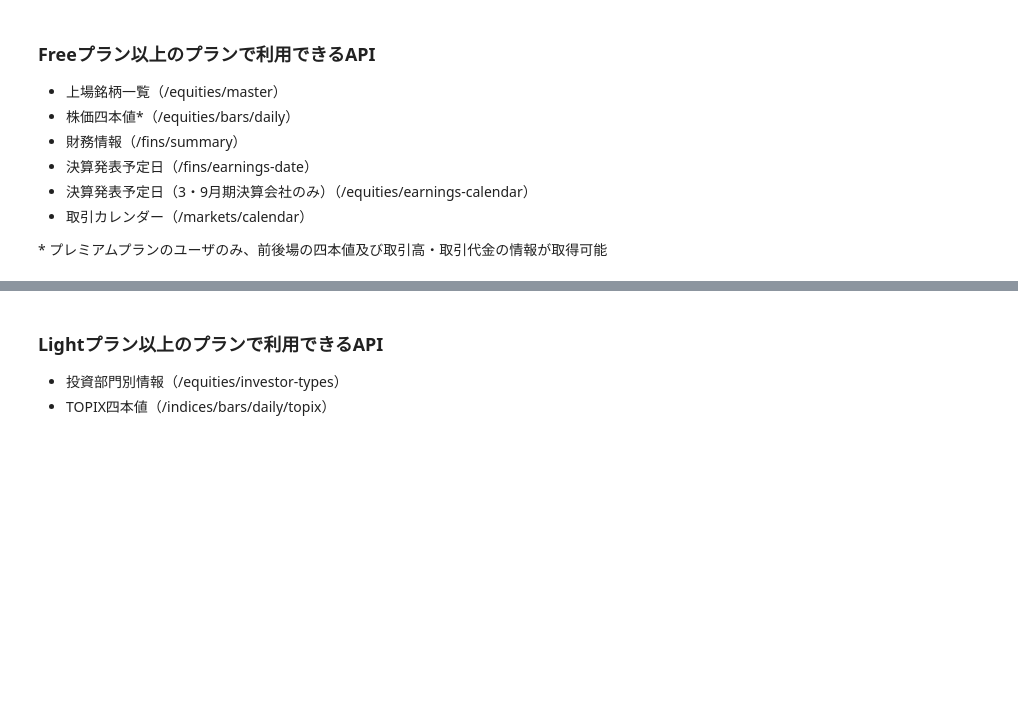
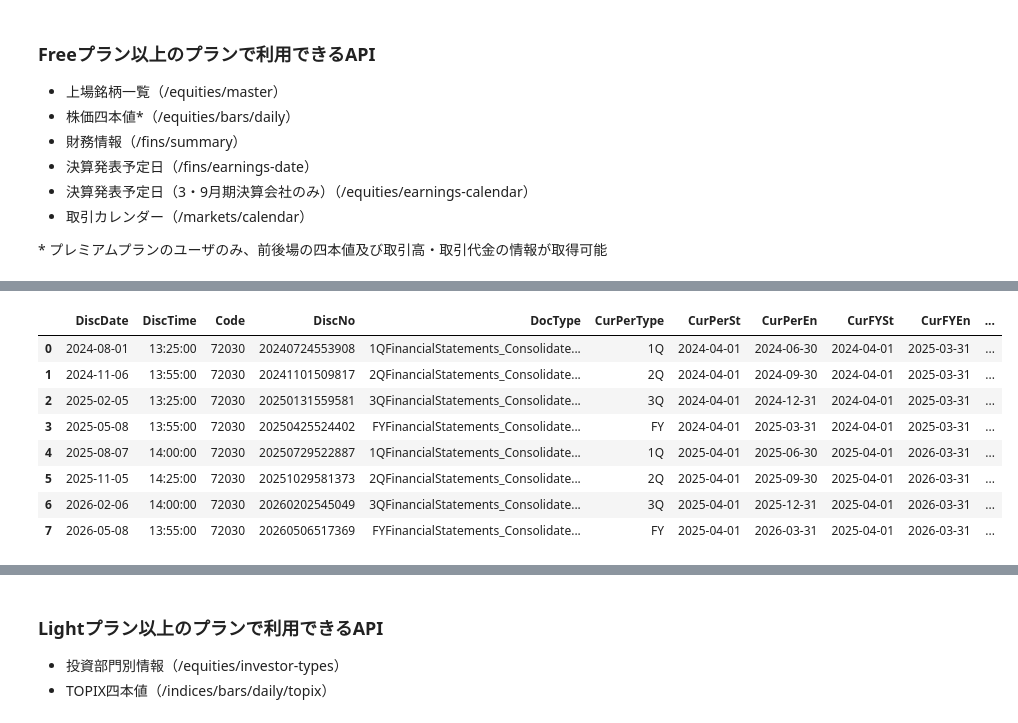
Before and after one commit to Takashi-sketch/hello-world, a Jupyter notebook: jquants-api-quick-start-v2.ipynb, the cells around one changed output, grey strips where cells are left out. Drawn from its saved outputs; the diff is of its cells as text; code cells hidden in the pictures; blank space fills up the shorter version.

```diff
--- a/jquants-api-quick-start-v2.ipynb
+++ b/jquants-api-quick-start-v2.ipynb
@@ -147,7 +166,7 @@ else:
 #@markdown - Premiumプランは随時更新
 
 
-code = ""#@param {type:"string"}
+code = "7203"#@param {type:"string"}
 date = ""#@param {type:"string"}
 cursor = ""#@param {type:"string"}
 
@@ -163,33 +182,43 @@ all_data = []
 cursor_value = None
 pagination_key = None
 
 while True:
   request_params = dict(params)
   if pagination_key:
     request_params["pagination_key"] = pagination_key
 
   res = requests.get(f"{API_URL}/fins/summary", params=request_params, headers=headers)
 
   if res.status_code != 200:
     print(res.json())
     break
 
   d = res.json()
   all_data.extend(d.get("data", []))
 
   if "cursor" in d:
     cursor_value = d["cursor"]
 
   pagination_key = d.get("pagination_key")
   if not pagination_key:
     break
 
 if all_data:
   df = pd.DataFrame(all_data)
   display(df)
 
 if cursor_value:
   print(f"\ncursor（次回取得用）: {cursor_value}")
+# %% [output]
+|  | DiscDate | DiscTime | Code | DiscNo | DocType | CurPerType | CurPerSt | CurPerEn | CurFYSt | CurFYEn | ... |
+| 0 | 2024-08-01 | 13:25:00 | 72030 | 20240724553908 | 1QFinancialStatements_Consolidate... | 1Q | 2024-04-01 | 2024-06-30 | 2024-04-01 | 2025-03-31 | ... |
+| 1 | 2024-11-06 | 13:55:00 | 72030 | 20241101509817 | 2QFinancialStatements_Consolidate... | 2Q | 2024-04-01 | 2024-09-30 | 2024-04-01 | 2025-03-31 | ... |
+| 2 | 2025-02-05 | 13:25:00 | 72030 | 20250131559581 | 3QFinancialStatements_Consolidate... | 3Q | 2024-04-01 | 2024-12-31 | 2024-04-01 | 2025-03-31 | ... |
+| 3 | 2025-05-08 | 13:55:00 | 72030 | 20250425524402 | FYFinancialStatements_Consolidate... | FY | 2024-04-01 | 2025-03-31 | 2024-04-01 | 2025-03-31 | ... |
+| 4 | 2025-08-07 | 14:00:00 | 72030 | 20250729522887 | 1QFinancialStatements_Consolidate... | 1Q | 2025-04-01 | 2025-06-30 | 2025-04-01 | 2026-03-31 | ... |
+| 5 | 2025-11-05 | 14:25:00 | 72030 | 20251029581373 | 2QFinancialStatements_Consolidate... | 2Q | 2025-04-01 | 2025-09-30 | 2025-04-01 | 2026-03-31 | ... |
+| 6 | 2026-02-06 | 14:00:00 | 72030 | 20260202545049 | 3QFinancialStatements_Consolidate... | 3Q | 2025-04-01 | 2025-12-31 | 2025-04-01 | 2026-03-31 | ... |
+| 7 | 2026-05-08 | 13:55:00 | 72030 | 20260506517369 | FYFinancialStatements_Consolidate... | FY | 2025-04-01 | 2026-03-31 | 2025-04-01 | 2026-03-31 | ... |
 # %%
 #@title 決算発表予定日（/fins/earnings-date）
 
```
Also changed, not shown: parts of 11 cells of this notebook.
